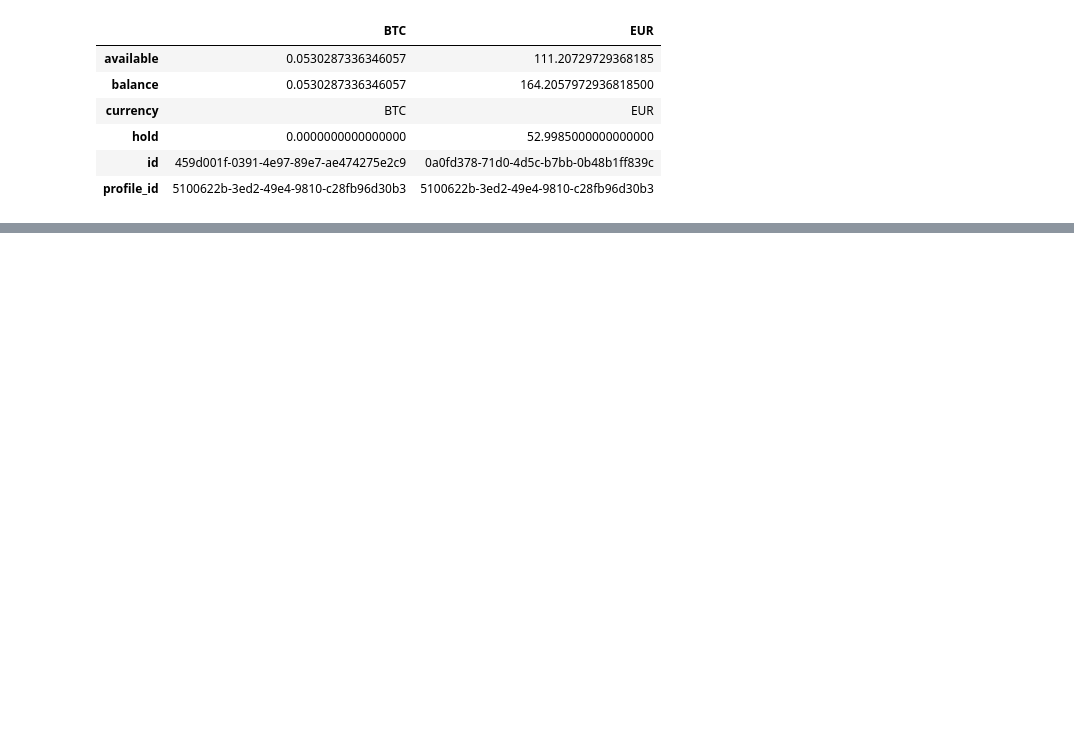
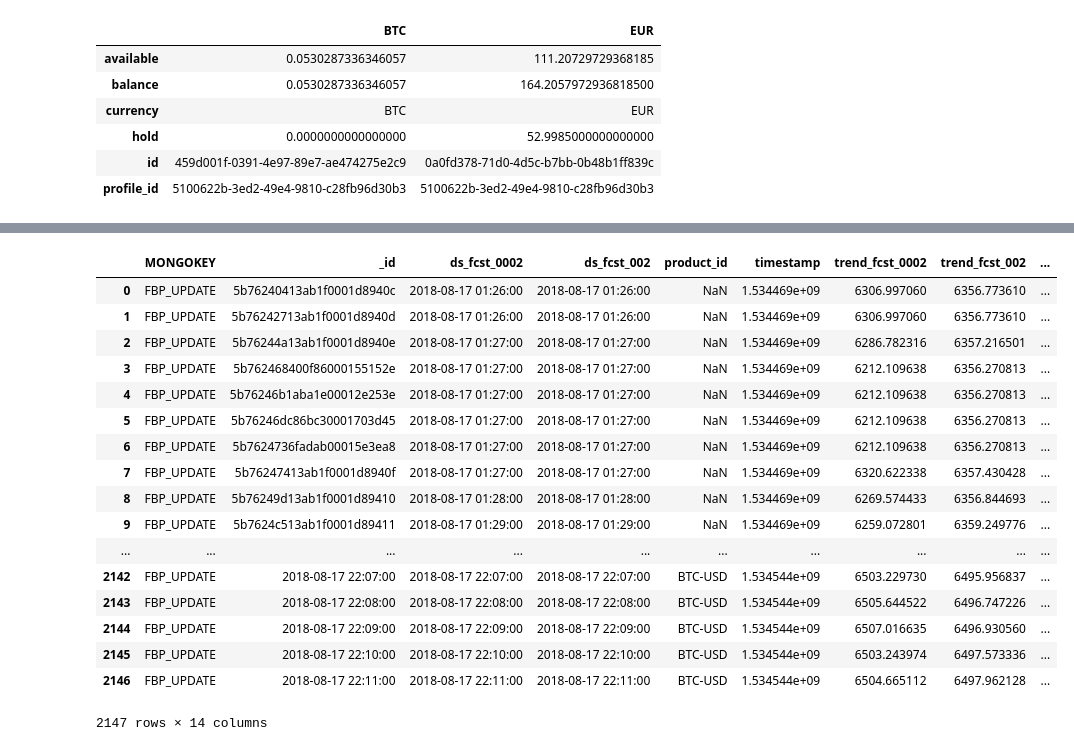
Before and after one commit to jclasul/secret, a Jupyter notebook: dax/src/Untitled.ipynb, the cells around one changed output, grey strips where cells are left out. Cells and saved outputs as stored; diff of their text form; code cells hidden in the pictures; blank space fills up the shorter version.

```diff
--- a/dax/src/Untitled.ipynb
+++ b/dax/src/Untitled.ipynb
@@ -351,0 +366,21 @@ pd.to_datetime(o.loc{})
+# %%
+pd.DataFrame(list(db.find({'MONGOKEY':'FBP_UPDATE'})))
+# %% [output]
+|  | MONGOKEY | _id | ds_fcst_0002 | ds_fcst_002 | product_id | timestamp | trend_fcst_0002 | trend_fcst_002 | ... |
+| 0 | FBP_UPDATE | 5b76240413ab1f0001d8940c | 2018-08-17 01:26:00 | 2018-08-17 01:26:00 | NaN | 1.534469e+09 | 6306.997060 | 6356.773610 | ... |
+| 1 | FBP_UPDATE | 5b76242713ab1f0001d8940d | 2018-08-17 01:26:00 | 2018-08-17 01:26:00 | NaN | 1.534469e+09 | 6306.997060 | 6356.773610 | ... |
+| 2 | FBP_UPDATE | 5b76244a13ab1f0001d8940e | 2018-08-17 01:27:00 | 2018-08-17 01:27:00 | NaN | 1.534469e+09 | 6286.782316 | 6357.216501 | ... |
+| 3 | FBP_UPDATE | 5b762468400f86000155152e | 2018-08-17 01:27:00 | 2018-08-17 01:27:00 | NaN | 1.534469e+09 | 6212.109638 | 6356.270813 | ... |
+| 4 | FBP_UPDATE | 5b76246b1aba1e00012e253e | 2018-08-17 01:27:00 | 2018-08-17 01:27:00 | NaN | 1.534469e+09 | 6212.109638 | 6356.270813 | ... |
+| 5 | FBP_UPDATE | 5b76246dc86bc30001703d45 | 2018-08-17 01:27:00 | 2018-08-17 01:27:00 | NaN | 1.534469e+09 | 6212.109638 | 6356.270813 | ... |
+| 6 | FBP_UPDATE | 5b7624736fadab00015e3ea8 | 2018-08-17 01:27:00 | 2018-08-17 01:27:00 | NaN | 1.534469e+09 | 6212.109638 | 6356.270813 | ... |
+| 7 | FBP_UPDATE | 5b76247413ab1f0001d8940f | 2018-08-17 01:27:00 | 2018-08-17 01:27:00 | NaN | 1.534469e+09 | 6320.622338 | 6357.430428 | ... |
+| 8 | FBP_UPDATE | 5b76249d13ab1f0001d89410 | 2018-08-17 01:28:00 | 2018-08-17 01:28:00 | NaN | 1.534469e+09 | 6269.574433 | 6356.844693 | ... |
+| 9 | FBP_UPDATE | 5b7624c513ab1f0001d89411 | 2018-08-17 01:29:00 | 2018-08-17 01:29:00 | NaN | 1.534469e+09 | 6259.072801 | 6359.249776 | ... |
+| ... | ... | ... | ... | ... | ... | ... | ... | ... | ... |
+| 2142 | FBP_UPDATE | 2018-08-17 22:07:00 | 2018-08-17 22:07:00 | 2018-08-17 22:07:00 | BTC-USD | 1.534544e+09 | 6503.229730 | 6495.956837 | ... |
+| 2143 | FBP_UPDATE | 2018-08-17 22:08:00 | 2018-08-17 22:08:00 | 2018-08-17 22:08:00 | BTC-USD | 1.534544e+09 | 6505.644522 | 6496.747226 | ... |
+| 2144 | FBP_UPDATE | 2018-08-17 22:09:00 | 2018-08-17 22:09:00 | 2018-08-17 22:09:00 | BTC-USD | 1.534544e+09 | 6507.016635 | 6496.930560 | ... |
+| 2145 | FBP_UPDATE | 2018-08-17 22:10:00 | 2018-08-17 22:10:00 | 2018-08-17 22:10:00 | BTC-USD | 1.534544e+09 | 6503.243974 | 6497.573336 | ... |
+| 2146 | FBP_UPDATE | 2018-08-17 22:11:00 | 2018-08-17 22:11:00 | 2018-08-17 22:11:00 | BTC-USD | 1.534544e+09 | 6504.665112 | 6497.962128 | ... |
+2147 rows × 14 columns
```
Also changed, not shown: parts of 26 cells of this notebook, 3 other files.
